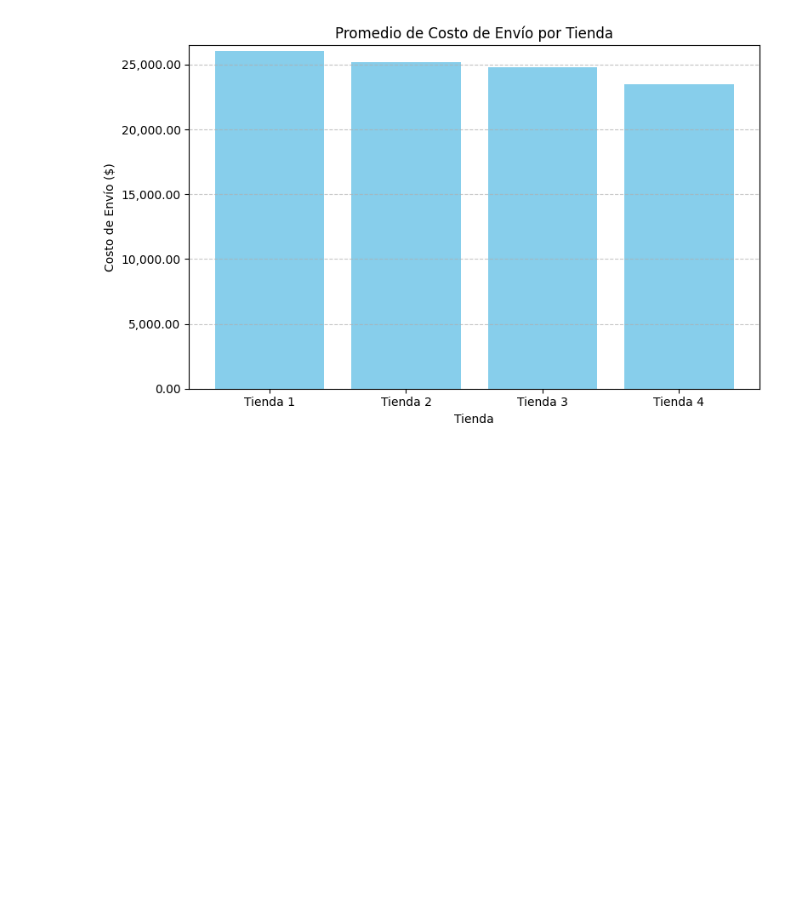
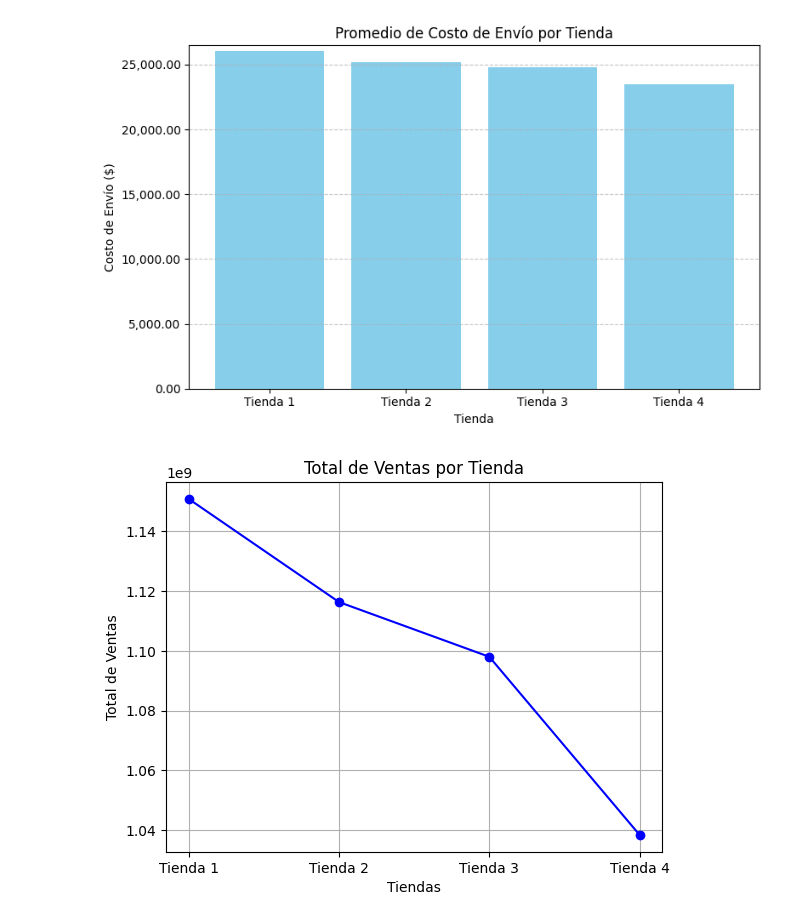
Before and after one commit to Carlos-Alberto-Antonio-G-Fuentes/Primer-Challenge-Alura, a Jupyter notebook: Challenge1_Carlos_Gonzalez_Fuentes.ipynb, the cells around one changed output. Drawn from its saved outputs; the diff is of its cells as text; code cells hidden in the pictures; blank space fills up the shorter version.

```diff
--- a/Challenge1_Carlos_Gonzalez_Fuentes.ipynb
+++ b/Challenge1_Carlos_Gonzalez_Fuentes.ipynb
@@ -50,13 +52,3 @@ En este primer análisis, debes calcular el ingreso total de cada tienda. Sumand
 # %%
 def formato_latino(numero):
     return f'{numero:,.2f}'.replace(',', 'X').replace('.', ',').replace('X', '.')
-# %%
-total_ventas_tienda = tienda['Precio'].sum()
-total_ventas_tienda2 = tienda2['Precio'].sum()
-total_ventas_tienda3 = tienda3['Precio'].sum()
-total_ventas_tienda4 = tienda4['Precio'].sum()
-
-print(f'El Total de ventas de la primera tienda es : {formato_latino(total_ventas_tienda)}')
-print(f'El Total de ventas de la segunda tienda es : {formato_latino(total_ventas_tienda2)}')
-print(f'El Total de ventas de la tercera tienda es : {formato_latino(total_ventas_tienda3)}')
-print(f'El Total de ventas de la cuarta  tienda es : {formato_latino(total_ventas_tienda4)}')
@@ -278,3 +317,21 @@ plt.tight_layout()
 plt.show()
 # %% [output]
 [figure]
+# %%
+# Datos para el gráfico
+tiendas = ['Tienda 1', 'Tienda 2', 'Tienda 3', 'Tienda 4']
+ventas = [total_ventas_tienda, total_ventas_tienda2, total_ventas_tienda3, total_ventas_tienda4]
+
+# Crear gráfico de líneas
+plt.plot(tiendas, ventas, marker='o', linestyle='-', color='blue')
+
+# Personalización del gráfico
+plt.title('Total de Ventas por Tienda')
+plt.xlabel('Tiendas')
+plt.ylabel('Total de Ventas')
+plt.grid(True)
+
+# Mostrar gráfico
+plt.show()
+# %% [output]
+[figure, added]
```
Also changed, not shown: parts of 12 cells of this notebook.
